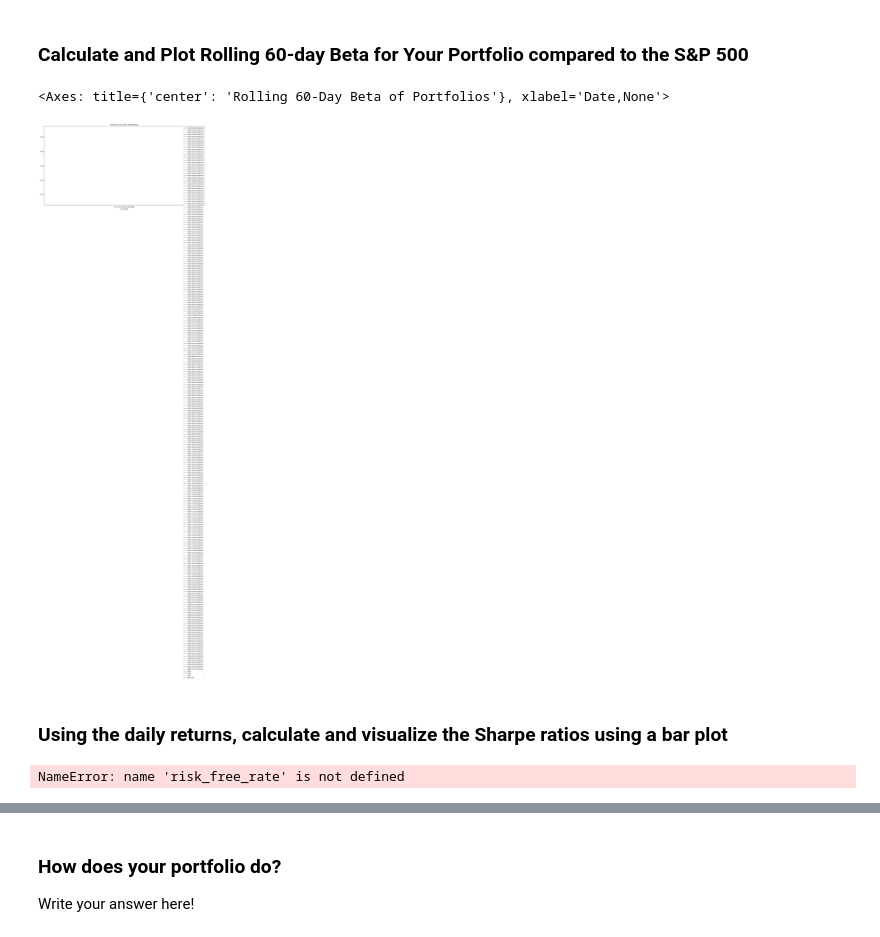
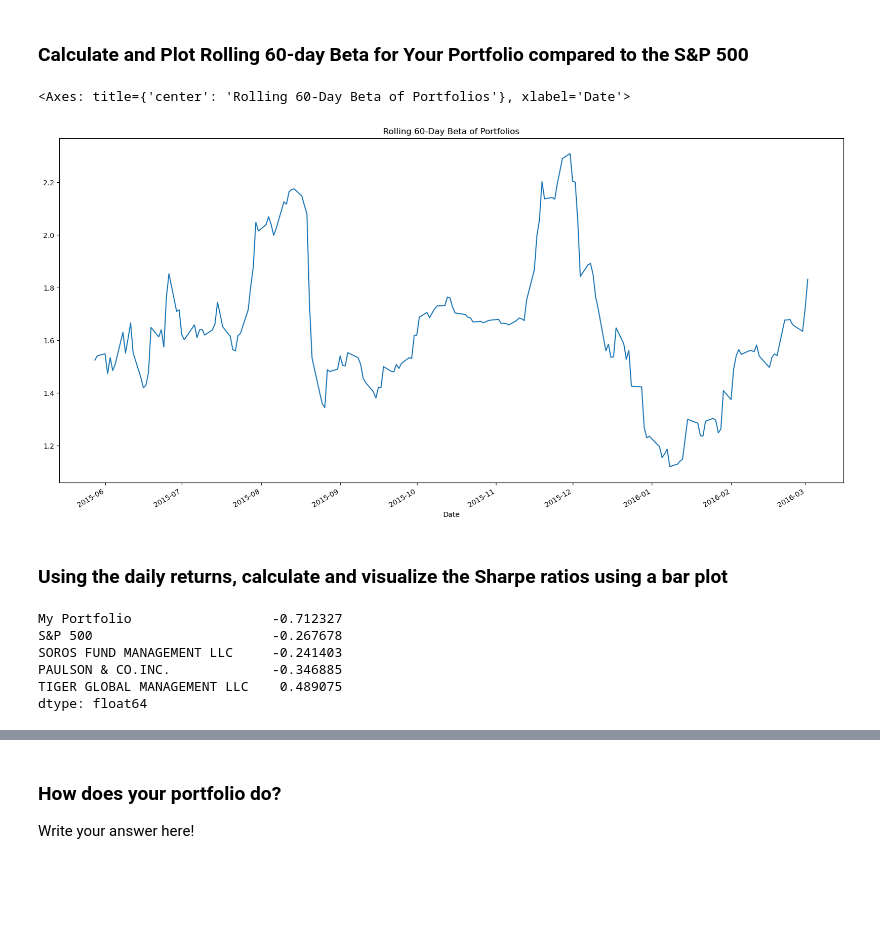
Before and after one commit to helobonetti/a_whale_off_the_port_folio, a Jupyter notebook: whale_analysis.ipynb, the cells around one changed output, grey strips where cells are left out. Cells and saved outputs as stored; diff of their text form; code cells hidden in the pictures; blank space fills up the shorter version.

```diff
--- a/whale_analysis.ipynb
+++ b/whale_analysis.ipynb
@@ -644,6 +632,7 @@ weights = [1/3, 1/3, 1/3]
 portfolio_returns = portfolio_returns.dot(weights)
 
 # Display sample data
+portfolio_returns.name = "My Portfolio"
 portfolio_returns.head()
 # %% [output]
 Date
@@ -706,31 +720,37 @@ correlation = portfolio_merge.corr().plot()
 # %%
 # Calculate and plot Beta
 
 # Calculate rolling covariance of Porfolios vs. S&P 500
 
-rolling_covariance = portfolio_merge[['BBD', 'ITUB', 'PBR', 'S&P 500']].rolling(window=60).cov()
+rolling_covariance = portfolio_merge["My Portfolio"].rolling(window=60).cov(portfolio_merge['S&P 500'])
 
 # Calculate rolling variance of Porfolios vs. S&P 500
 
 rolling_variance = portfolio_merge['S&P 500'].rolling(window=60).var()
 
 # Calculate 60-day rolling beta of of Porfolios vs. S&P 500
 
 rolling_beta = rolling_covariance / rolling_variance
 rolling_beta.plot(figsize=(20, 10), title='Rolling 60-Day Beta of Portfolios')
 # %% [output]
-<Axes: title={'center': 'Rolling 60-Day Beta of Portfolios'}, xlabel='Date,None'>
+<Axes: title={'center': 'Rolling 60-Day Beta of Portfolios'}, xlabel='Date'>
-[figure, old version]
+[figure, new version]
 # %% [markdown]
 ### Using the daily returns, calculate and visualize the Sharpe ratios using a bar plot
 # %%
 # Calculate Annualized Sharpe Ratios
 
-portfolio_daily_returns = portfolio_merge.pct_change()
+#portfolio_daily_returns = portfolio_merge.pct_change()
+portfolio_daily_returns = combined_stocks_df.pct_change()
 
-average_return = portfolio_merge.mean() * 252
-annualized_std_dev = portfolio_merge.std() * np.sqrt(252)
-sharpe_ratio = (average_return - risk_free_rate) / annualized_std_dev
-sharpe_ratio
+average_return = combined_stocks_df.mean() * 252
+annualized_std_dev = combined_stocks_df.std() * np.sqrt(252)
+sharpe_ratio = average_return / annualized_std_dev
+sharpe_ratio.head()
 # %% [output]
-NameError: name 'risk_free_rate' is not defined
+My Portfolio                  -0.712327
+S&P 500                       -0.267678
+SOROS FUND MANAGEMENT LLC     -0.241403
+PAULSON & CO.INC.             -0.346885
+TIGER GLOBAL MANAGEMENT LLC    0.489075
+dtype: float64
```
Also changed, not shown: parts of 30 cells of this notebook.
